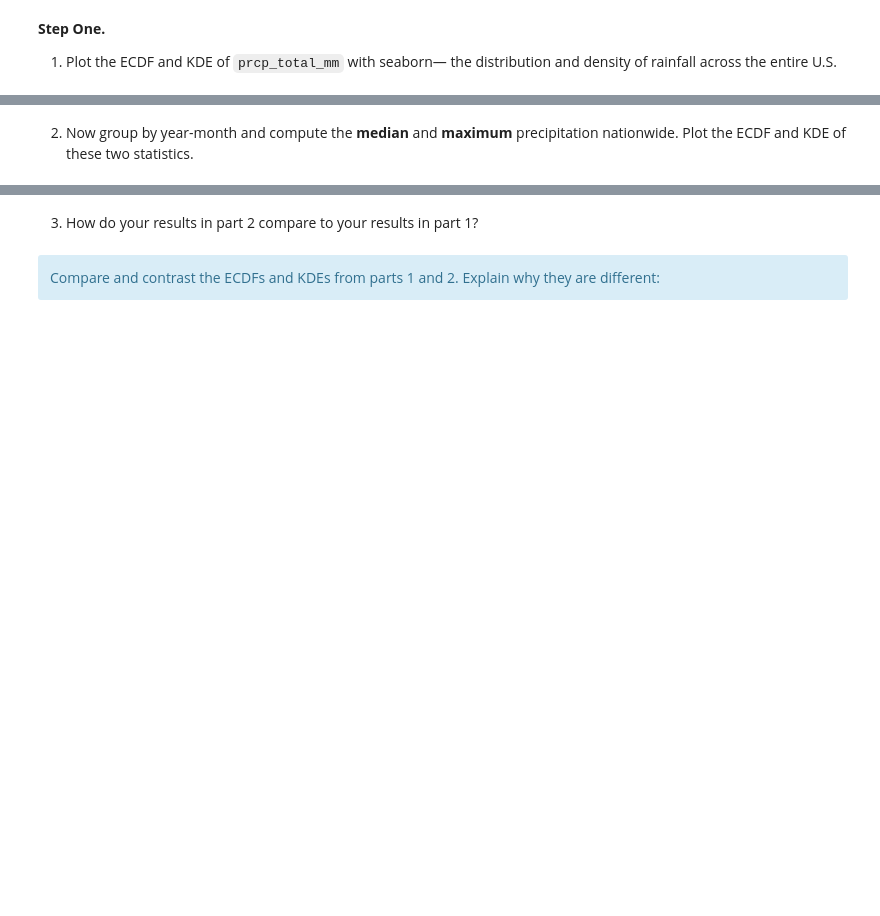
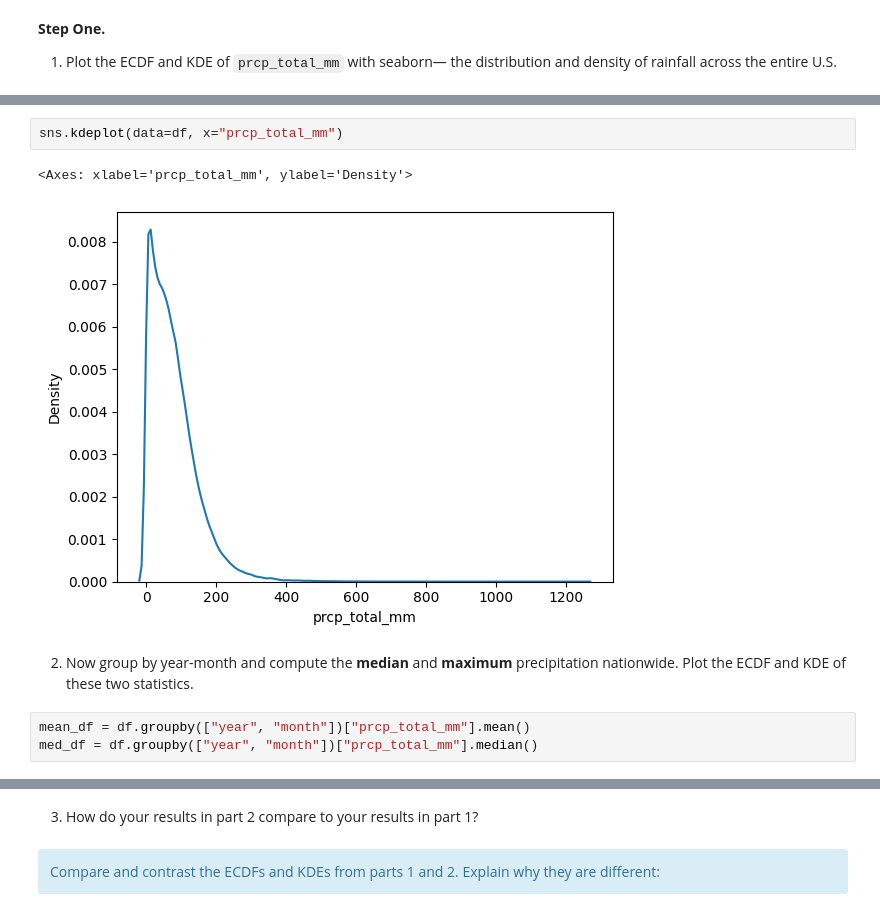
Before and after one commit to Derek9132-uyz/DS5030-lab-5, a Jupyter notebook: lab_05.ipynb, the cells around one changed output, grey strips where cells are left out. Cells and saved outputs as stored; diff of their text form; blank space fills up the shorter version.

```diff
--- a/lab_05.ipynb
+++ b/lab_05.ipynb
@@ -107,2 +126,10 @@ Trying to import the above resulted in these errors:
+# %%
+sns.kdeplot(data=df, x="prcp_total_mm")
+# %% [output]
+<Axes: xlabel='prcp_total_mm', ylabel='Density'>
+[figure, added]
 # %% [markdown]
 2. Now group by year-month and compute the **median** and **maximum** precipitation nationwide. Plot the ECDF and KDE of these two statistics.
+# %%
+mean_df = df.groupby(["year", "month"])["prcp_total_mm"].mean()
+med_df = df.groupby(["year", "month"])["prcp_total_mm"].median()
```
Also changed, not shown: parts of 23 cells of this notebook.
